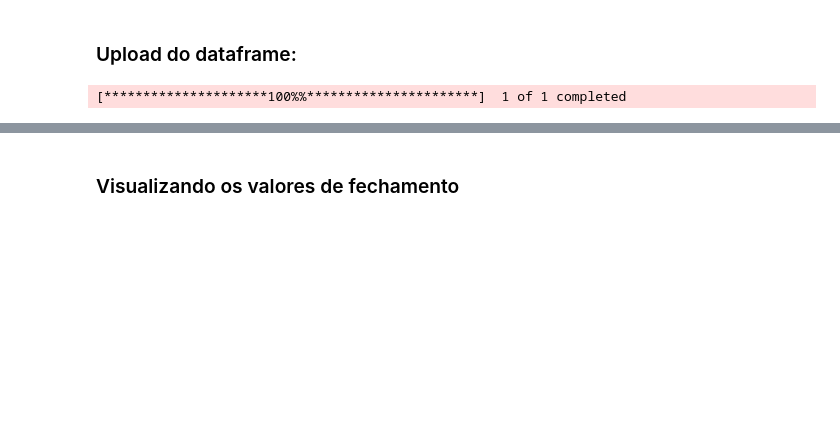
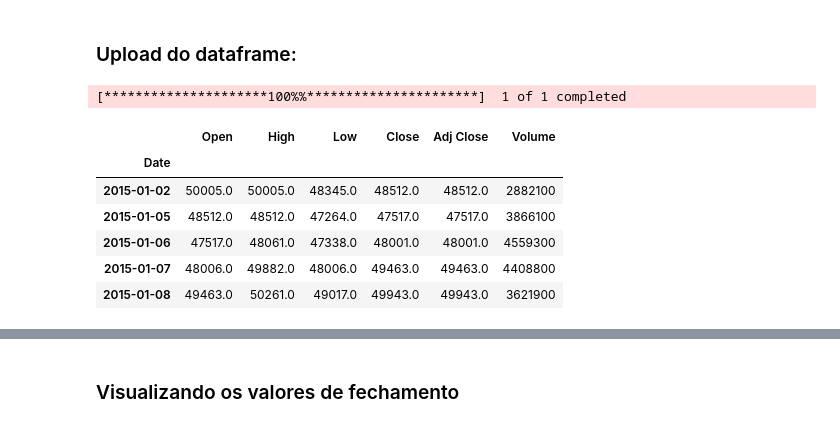
Before and after one commit to eugeniogdiniz/PosTechDataScience_Fiap, a Jupyter notebook: _Lives/Modulo_02/Aplicando_Modelos_ML_II/Prevendo_valores_ibovesp.ipynb, the cells around one changed output, grey strips where cells are left out. Cells and saved outputs as stored; diff of their text form; code cells hidden in the pictures; blank space fills up the shorter version.

```diff
--- a/_Lives/Modulo_02/Aplicando_Modelos_ML_II/Prevendo_valores_ibovesp.ipynb
+++ b/_Lives/Modulo_02/Aplicando_Modelos_ML_II/Prevendo_valores_ibovesp.ipynb
@@ -46,6 +46,16 @@ end_date = '2024-01-08'
 df = yf.download(symbol, start=start_date, end=end_date)
 # %% [output]
 [*********************100%%**********************]  1 of 1 completed
+# %%
+df.head()
+# %% [output]
+|  | Open | High | Low | Close | Adj Close | Volume |
+| Date |  |  |  |  |  |  |
+| 2015-01-02 | 50005.0 | 50005.0 | 48345.0 | 48512.0 | 48512.0 | 2882100 |
+| 2015-01-05 | 48512.0 | 48512.0 | 47264.0 | 47517.0 | 47517.0 | 3866100 |
+| 2015-01-06 | 47517.0 | 48061.0 | 47338.0 | 48001.0 | 48001.0 | 4559300 |
+| 2015-01-07 | 48006.0 | 49882.0 | 48006.0 | 49463.0 | 49463.0 | 4408800 |
+| 2015-01-08 | 49463.0 | 50261.0 | 49017.0 | 49943.0 | 49943.0 | 3621900 |
 # %%
 df = df.reset_index('Date')
 df['Date'] = pd.to_datetime(df['Date']) #realizando a conversão da data para formato datetime
```
Also changed, not shown: parts of 6 cells of this notebook, 3 other files.
